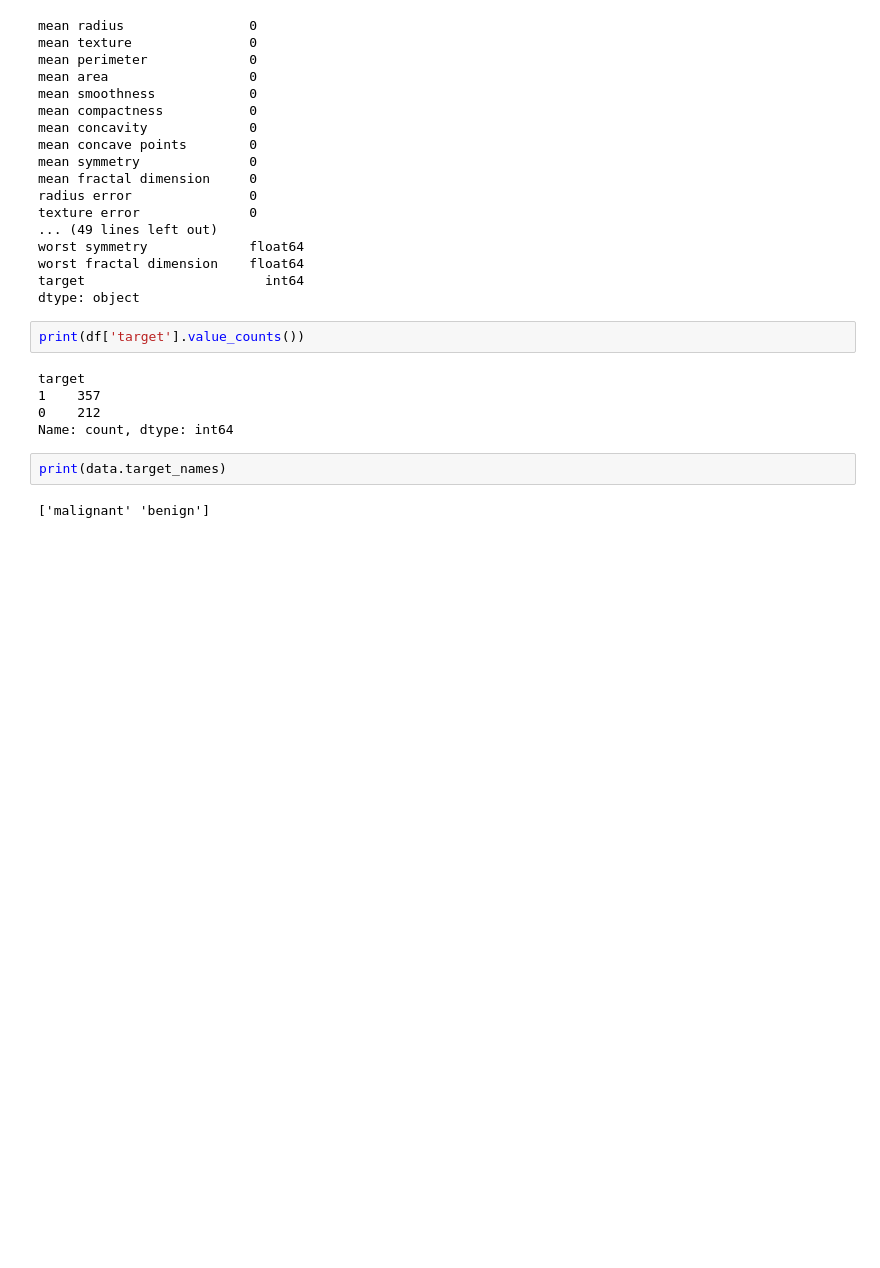
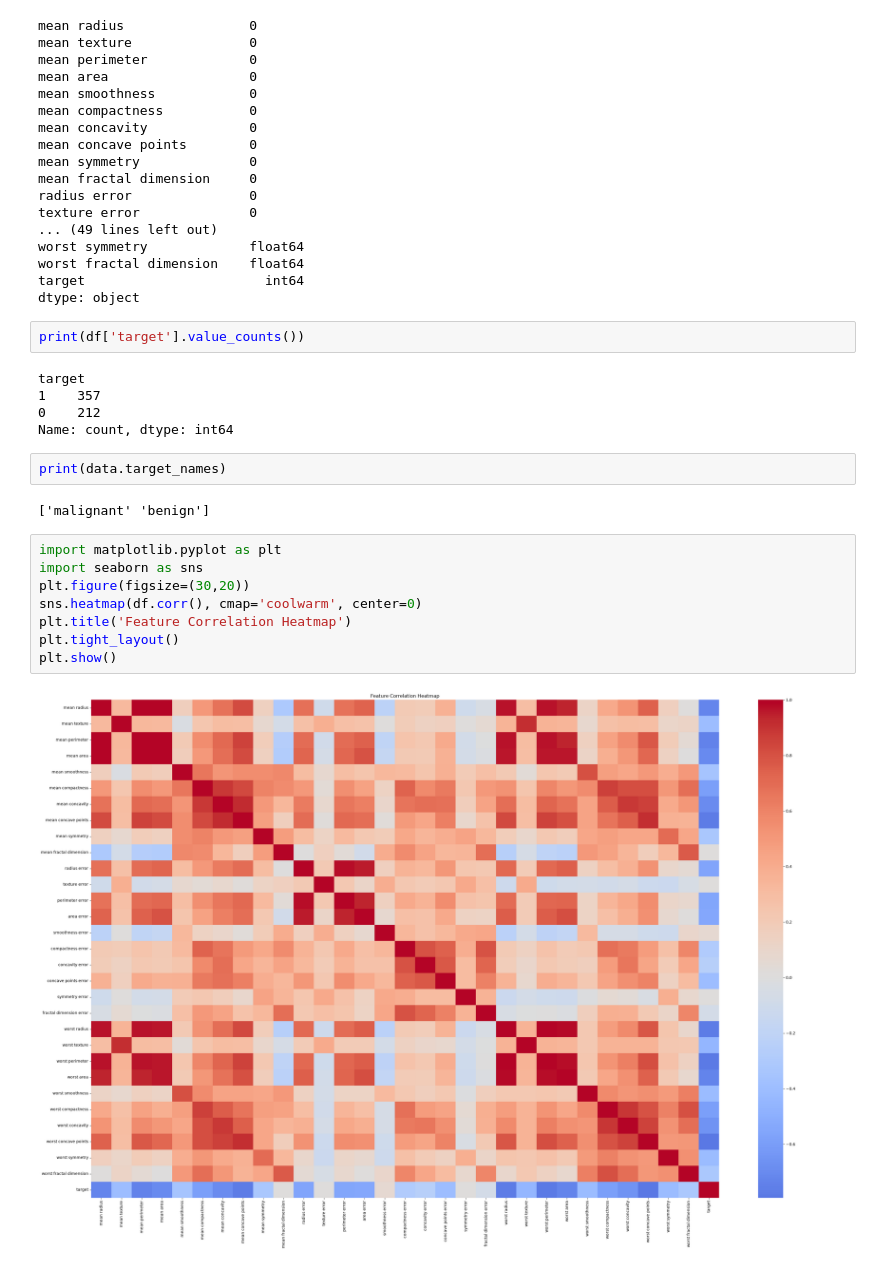
Before and after one commit to masif626/breast_cancer_analysis, a Jupyter notebook: Breast_Cancer_Analysis.ipynb, the cells around one changed output. Drawn from its saved outputs; the diff is of its cells as text; blank space fills up the shorter version.

Commit message:
EDA Complete (heatmap, boxplot, class balance, top features)

```diff
--- a/Breast_Cancer_Analysis.ipynb
+++ b/Breast_Cancer_Analysis.ipynb
@@ -58,3 +58,13 @@ Name: count, dtype: int64
 print(data.target_names)
 # %% [output]
 ['malignant' 'benign']
+# %%
+import matplotlib.pyplot as plt
+import seaborn as sns
+plt.figure(figsize=(30,20))
+sns.heatmap(df.corr(), cmap='coolwarm', center=0)
+plt.title('Feature Correlation Heatmap')
+plt.tight_layout()
+plt.show()
+# %% [output]
+[figure, added]
```
Also changed, not shown: parts of 5 cells of this notebook.
